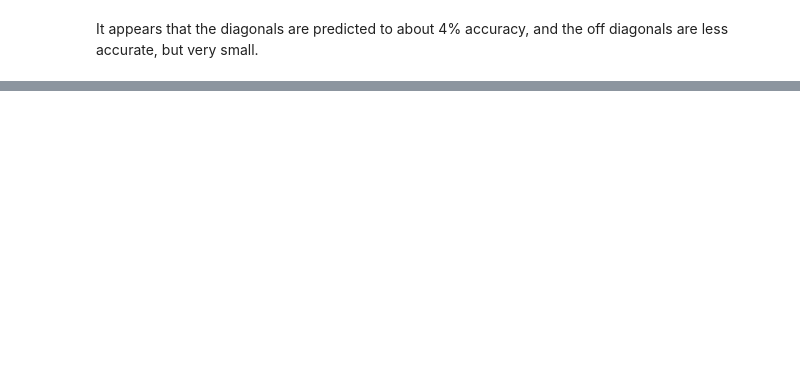
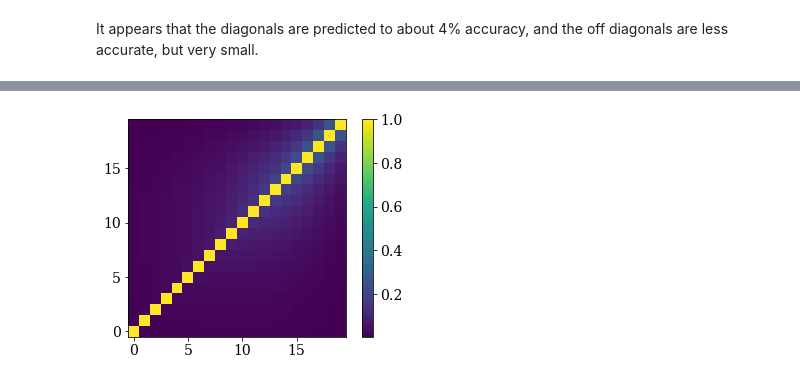
Before and after one commit to tmcclintock/covariance_emulator, a Jupyter notebook: notebooks/Cosmic shear.ipynb, the cells around one changed output, grey strips where cells are left out. Cells and saved outputs as stored; diff of their text form; code cells hidden in the pictures; blank space fills up the shorter version.

```diff
--- a/notebooks/Cosmic shear.ipynb
+++ b/notebooks/Cosmic shear.ipynb
@@ -97,0 +155,4 @@ It appears that the diagonals are predicted to about 4% accuracy, and the off di
+# %%
+view_corr(test_cov)
+# %% [output]
+[figure, added]
```
Also changed, not shown: parts of 5 cells of this notebook, 1 other file.
